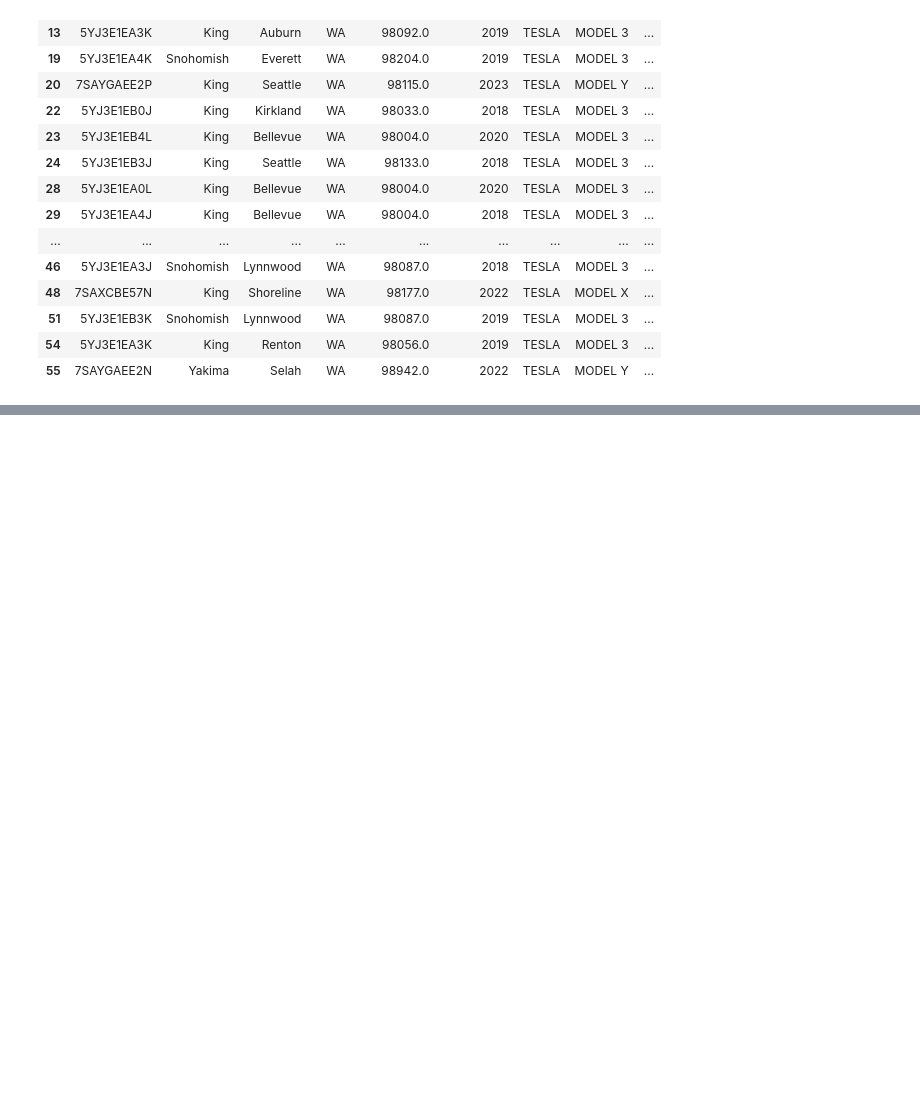
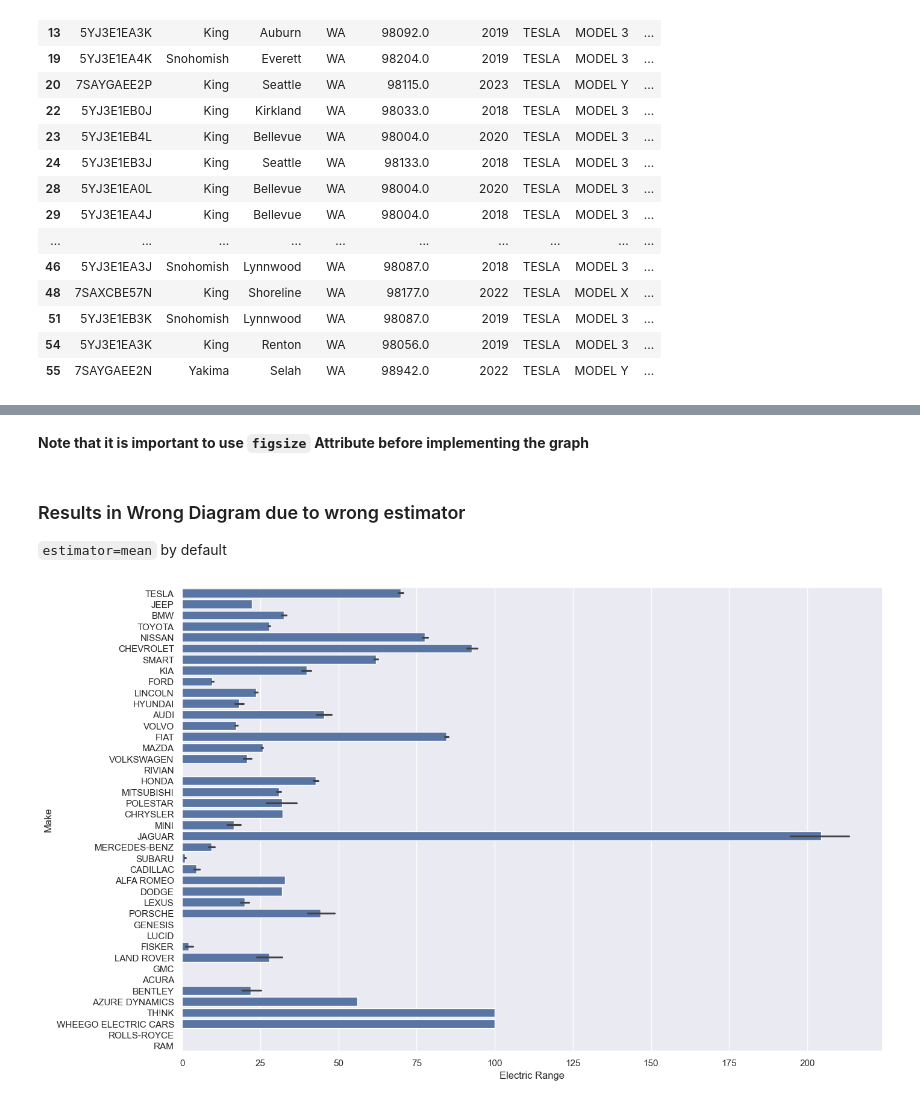
Before and after one commit to SianRods/Data-Science-ML, a Jupyter notebook: Practice Projects/DA-Electric_Vehicle.ipynb, the cells around one changed output, grey strips where cells are left out. Cells and saved outputs as stored; diff of their text form; code cells hidden in the pictures; blank space fills up the shorter version.

```diff
--- a/Practice Projects/DA-Electric_Vehicle.ipynb
+++ b/Practice Projects/DA-Electric_Vehicle.ipynb
@@ -223,0 +272,13 @@ tesla_df.head(20)
+# %% [markdown]
+**Note that it is important to use `figsize` Attribute before implementing the graph**
+# %% [markdown]
+### Results in Wrong Diagram due to wrong estimator
+`estimator=mean` by default
+# %%
+# We will comapre overall range using the makers for the whole data set
+sns.set_style('darkgrid')
+plt.figure(figsize=(15,10))
+sns.barplot(x='Electric Range',y='Make',data=vehicle_df)
+sns.set_theme()
+# %% [output]
+[figure, added]
```
Also changed, not shown: parts of 20 cells of this notebook.
